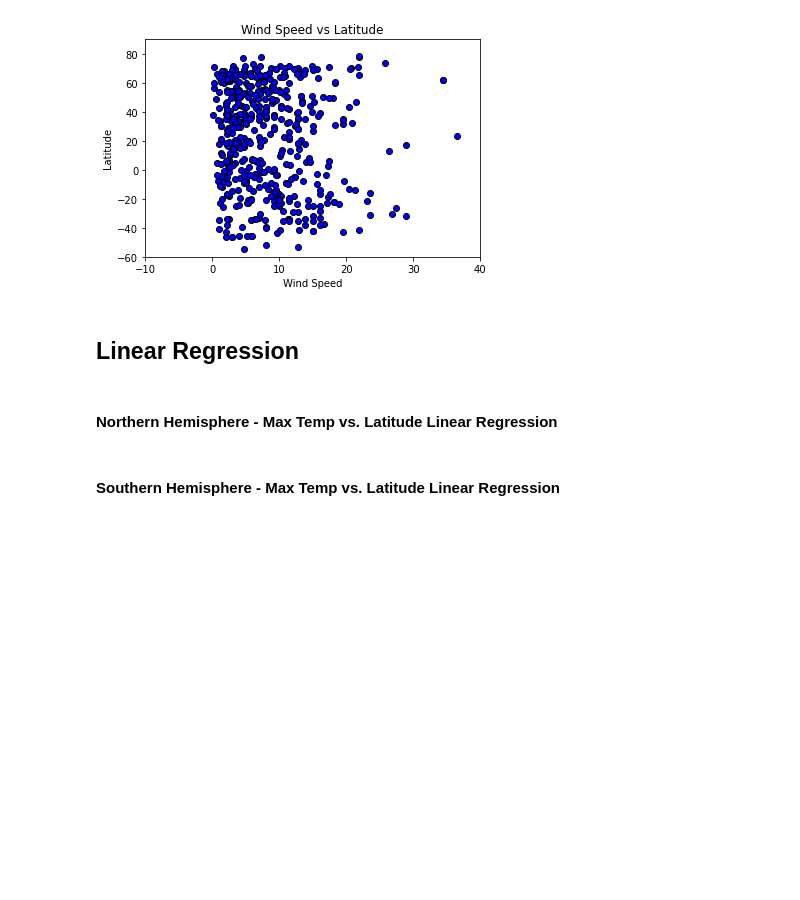
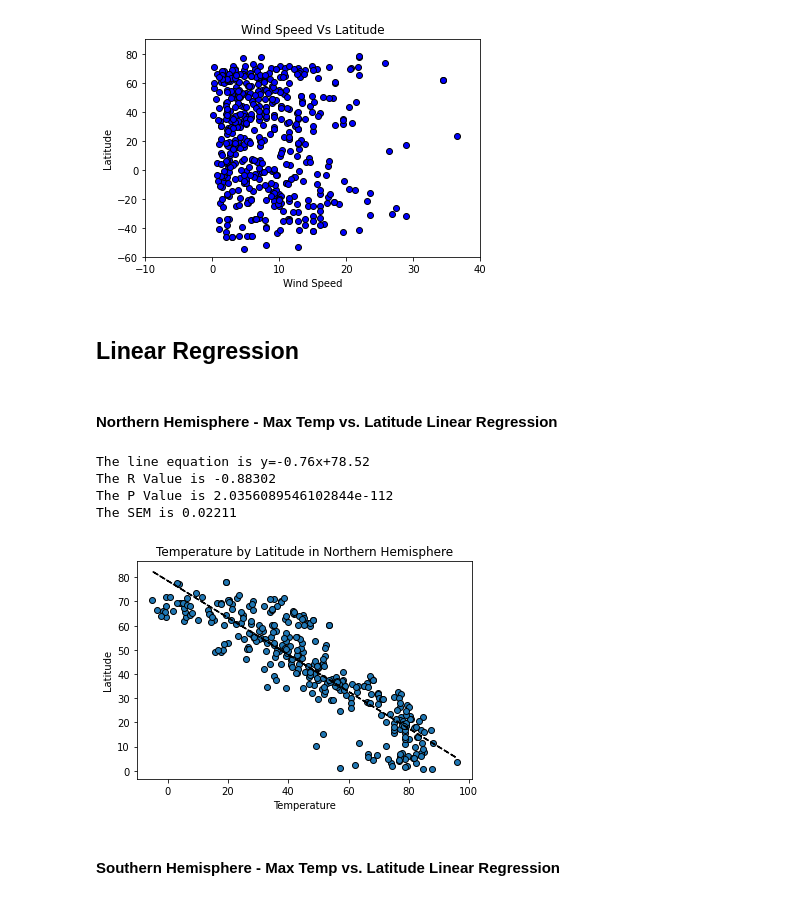
Before and after one commit to travisb98/Weather_API, a Jupyter notebook: Weather/WeatherPy.ipynb, the cells around one changed output. Cells and saved outputs as stored; diff of their text form; code cells hidden in the pictures; blank space fills up the shorter version.

Commit message:
pretty much done with the weather section, moving on to vacation

```diff
--- a/Weather/WeatherPy.ipynb
+++ b/Weather/WeatherPy.ipynb
@@ -205,4 +220,49 @@ scatty('Wind Speed')
+# %%
+### maybe start off by grouping data into latitude greater than 0 and less than 0
+
+## splitting the dataframe in into 2 dataframe, north and south
+north_df=city_weather_df.loc[city_weather_df["Latitude"]>=0,:]
+south_df=city_weather_df.loc[city_weather_df["Latitude"]<0,:]
+
+
+# set the linear regression plotting as a function
+def plot_line_reg(df,weathery):
+    #define x and y values to plot
+    x_axis=df[weathery]
+    y_axis=df["Latitude"]
+    # get regression line stats and line equation
+    slope, inter, rval, pval, std_err = stats.linregress(x_axis, y_axis)
+    line_eq=f'y={round(slope,2)}x+{round(inter,2)}'
+
+    # defines the line of best fit
+    fit_line= slope * x_axis + inter
+    plt.xlabel(weathery)
+    plt.ylabel("Latitude")
+    #sets the titles depending on the north vs south df
+    if df['Latitude'].max()>=0:
+        plt.title(weathery+" by Latitude in Northern Hemisphere")
+        ex_file_name = ('Regress_Line_'+weathery+"_Lat_North.png")
+    else:
+        plt.title(weathery+" by Latitude in Southern Hemisphere")
+        ex_file_name =('Regress_Line_'+weathery+"_Lat_South.png")
+    plt.scatter(x_axis,y_axis,edgecolor='black')
+    plt.plot(x_axis,fit_line,'--',color="black")
+    ## sets the summary stats to be printed
+    print_summary = f'The line equation is {line_eq}\nThe R Value is {round(rval,5)}\nThe P Value is {pval}\nThe SEM is {round(std_err,5)}'
+    ##exports the plot to a png file
+    png_export=os.path.join(import_path.new_folder_path,ex_file_name)
+    plt.savefig(png_export)
+    return print(print_summary)
 # %% [markdown]
 ####  Northern Hemisphere - Max Temp vs. Latitude Linear Regression
+# %%
+plot_line_reg(north_df,"Temperature")
+#After each pair of plots explain what the linear regression is modeling such as any relationships you notice and any other analysis you may have.
+# %% [output]
+The line equation is y=-0.76x+78.52
+The R Value is -0.88302
+The P Value is 2.0356089546102844e-112
+The SEM is 0.02211
+[figure, added]
 # %% [markdown]
 ####  Southern Hemisphere - Max Temp vs. Latitude Linear Regression
```
Also changed, not shown: parts of 12 cells of this notebook, 13 other files.
